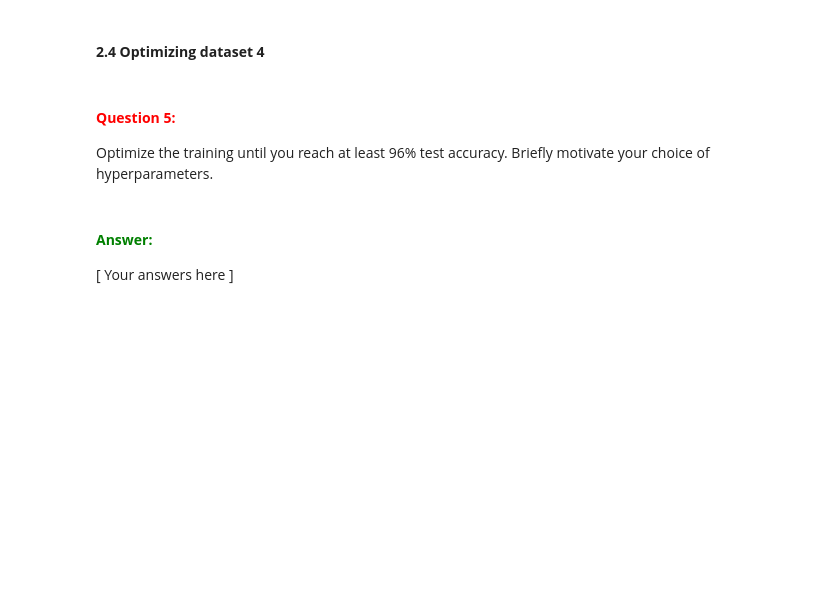
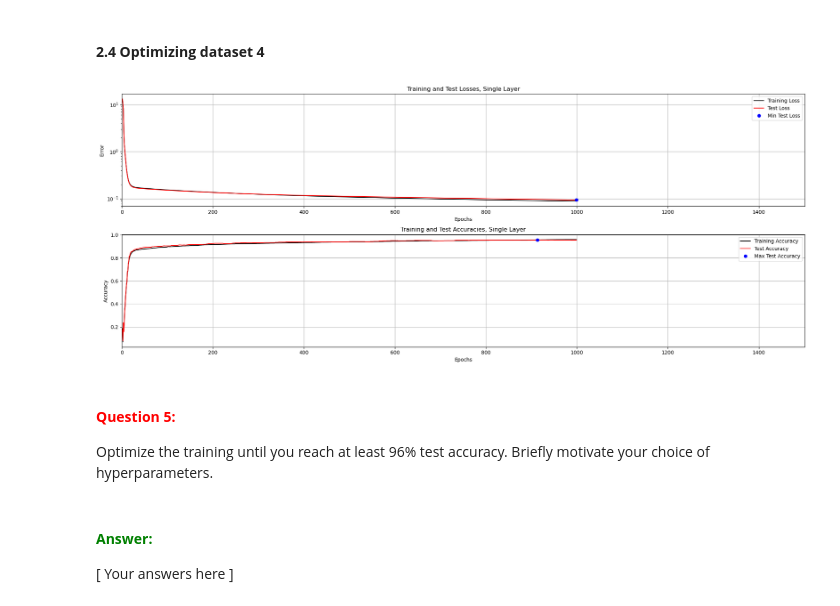
Before and after one commit to OliverGreen27/NNLabs, a Jupyter notebook: LabCode/A1_Supervised/main3_MultiLayer.ipynb, the cells around one changed output. Saved outputs shown, nothing was run; the diff lists cells and outputs as text; code cells hidden in the pictures; blank space fills up the shorter version.

```diff
--- a/LabCode/A1_Supervised/main3_MultiLayer.ipynb
+++ b/LabCode/A1_Supervised/main3_MultiLayer.ipynb
@@ -456,20 +477,22 @@ Optimize the training until you reach at least 99% test accuracy. Briefly motiva
 # %%
 # --------------------------------------------
 # === Your code here =========================
 # --------------------------------------------
-nInputs  = ???
-nClasses = ???
-nHidden  = ???
+nInputs  = 64
+nClasses = 10
+nHidden  = 36
 
-W1_0 = ???
-B1_0 = ???
-W2_0 = ???
-B2_0 = ???
+W1_0 = np.random.uniform(-limit, limit, size=(nInputs, nHidden))
+B1_0 = np.random.normal(0, 0.01, (1, nHidden))
+W2_0 = np.random.uniform(-limit, limit, size=(nHidden, nClasses))
+B2_0 = np.random.normal(0, 0.01, (1, nClasses))
 
-params = {"epochs": ???, "learningRate": ???, "normalize": False, "useTanhOutput": False}
+params = {"epochs": 1500, "learningRate": 0.23, "normalize": True, "useTanhOutput": True}
 # ============================================
 
 trainMultiLayerOnDataset(4, 0.15, W1_0, B1_0, W2_0, B2_0, params)
+# %% [output]
+[figure, added]
 # %% [markdown]
 #### **<span style="color:red">Question 5:</span>**
 
```
Also changed, not shown: parts of 12 cells of this notebook.
